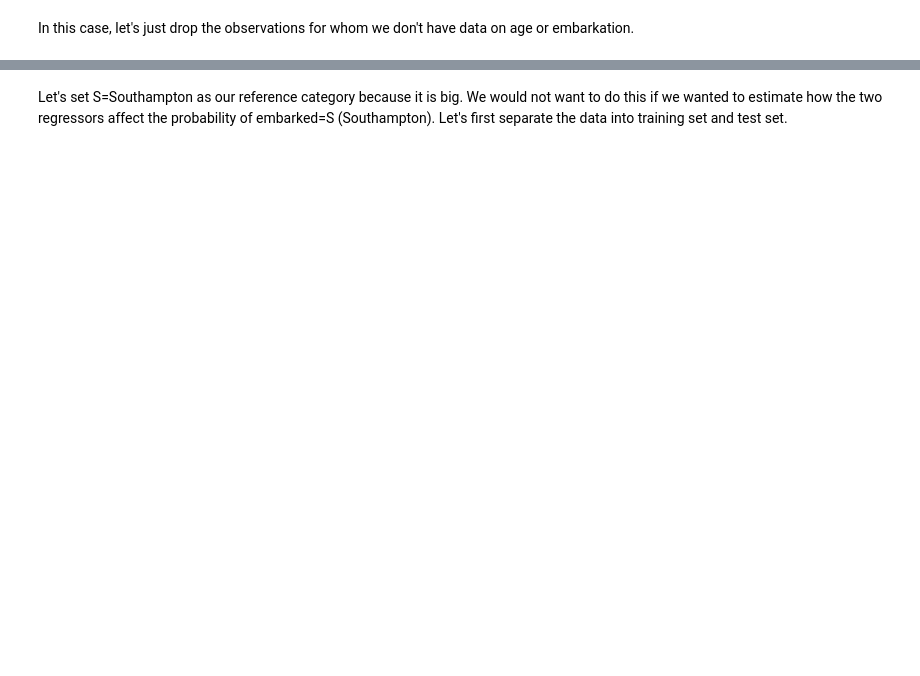
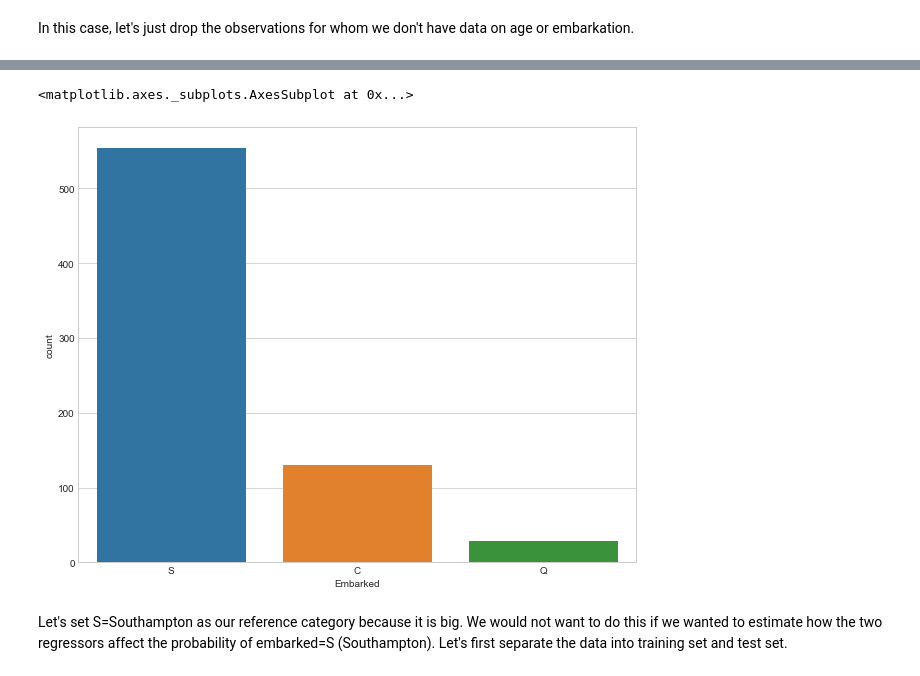
Before and after one commit to UC-MACSS/persp-model_W18, a Jupyter notebook: Notebooks/GLMs/GLMest.ipynb, the cells around one changed output, grey strips where cells are left out. Drawn from its saved outputs; the diff is of its cells as text; code cells hidden in the pictures; blank space fills up the shorter version.

```diff
--- a/Notebooks/GLMs/GLMest.ipynb
+++ b/Notebooks/GLMs/GLMest.ipynb
@@ -137,0 +193,5 @@ titanic.head()
+# %%
+sb.countplot(data = titanic, x = 'Embarked')
+# %% [output]
+<matplotlib.axes._subplots.AxesSubplot at 0x...>
+[figure, added]
```
Also changed, not shown: parts of 15 cells of this notebook, 1 other file.
